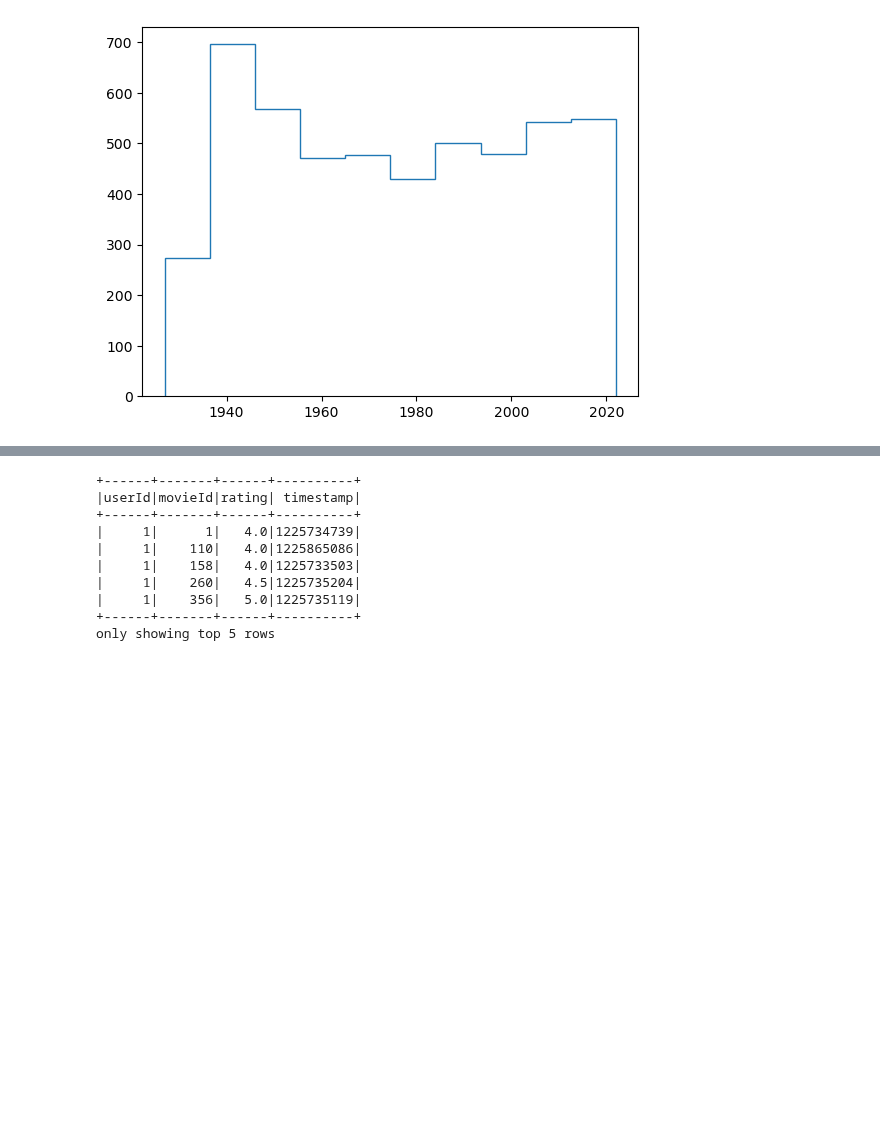
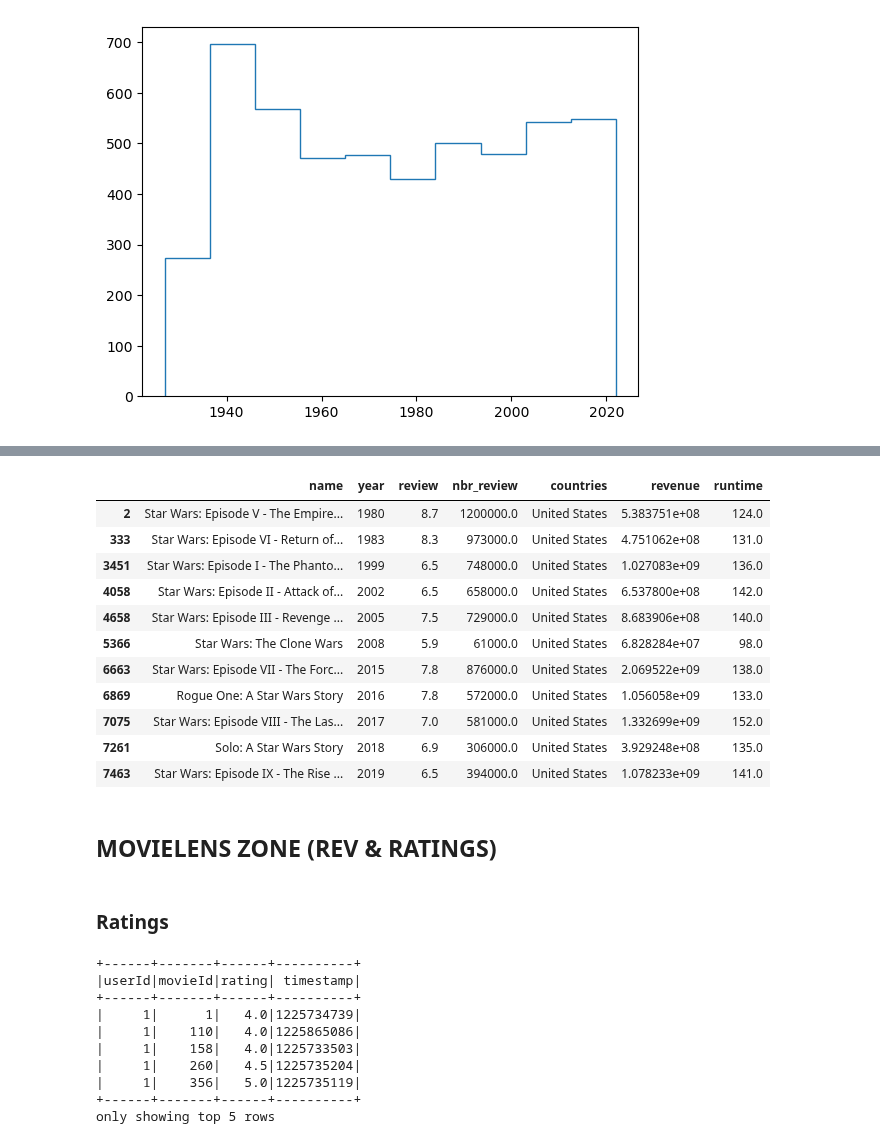
Before and after one commit to epfl-ada/ada-2023-project-thewestbobers, a Jupyter notebook: milestoneP3.ipynb, the cells around one changed output, grey strips where cells are left out. Cells and saved outputs as stored; diff of their text form; code cells hidden in the pictures; blank space fills up the shorter version.

```diff
--- a/milestoneP3.ipynb
+++ b/milestoneP3.ipynb
@@ -472,3 +524,22 @@ plt.hist(awards_condensed.year, histtype='step')
+# %%
+display(movies_stats[movies_stats['name'].str.contains('Star Wars')])
+# %% [output]
+|  | name | year | review | nbr_review | countries | revenue | runtime |
+| 2 | Star Wars: Episode V - The Empire... | 1980 | 8.7 | 1200000.0 | United States | 5.383751e+08 | 124.0 |
+| 333 | Star Wars: Episode VI - Return of... | 1983 | 8.3 | 973000.0 | United States | 4.751062e+08 | 131.0 |
+| 3451 | Star Wars: Episode I - The Phanto... | 1999 | 6.5 | 748000.0 | United States | 1.027083e+09 | 136.0 |
+| 4058 | Star Wars: Episode II - Attack of... | 2002 | 6.5 | 658000.0 | United States | 6.537800e+08 | 142.0 |
+| 4658 | Star Wars: Episode III - Revenge ... | 2005 | 7.5 | 729000.0 | United States | 8.683906e+08 | 140.0 |
+| 5366 | Star Wars: The Clone Wars | 2008 | 5.9 | 61000.0 | United States | 6.828284e+07 | 98.0 |
+| 6663 | Star Wars: Episode VII - The Forc... | 2015 | 7.8 | 876000.0 | United States | 2.069522e+09 | 138.0 |
+| 6869 | Rogue One: A Star Wars Story | 2016 | 7.8 | 572000.0 | United States | 1.056058e+09 | 133.0 |
+| 7075 | Star Wars: Episode VIII - The Las... | 2017 | 7.0 | 581000.0 | United States | 1.332699e+09 | 152.0 |
+| 7261 | Solo: A Star Wars Story | 2018 | 6.9 | 306000.0 | United States | 3.929248e+08 | 135.0 |
+| 7463 | Star Wars: Episode IX - The Rise ... | 2019 | 6.5 | 394000.0 | United States | 1.078233e+09 | 141.0 |
+# %% [markdown]
+## MOVIELENS ZONE (REV & RATINGS)
+# %% [markdown]
+### Ratings
 # %%
 BIG_RATINGS_PATH = '/ml-latest/ratings.csv'
 # %%
```
Also changed, not shown: parts of 21 cells of this notebook.
